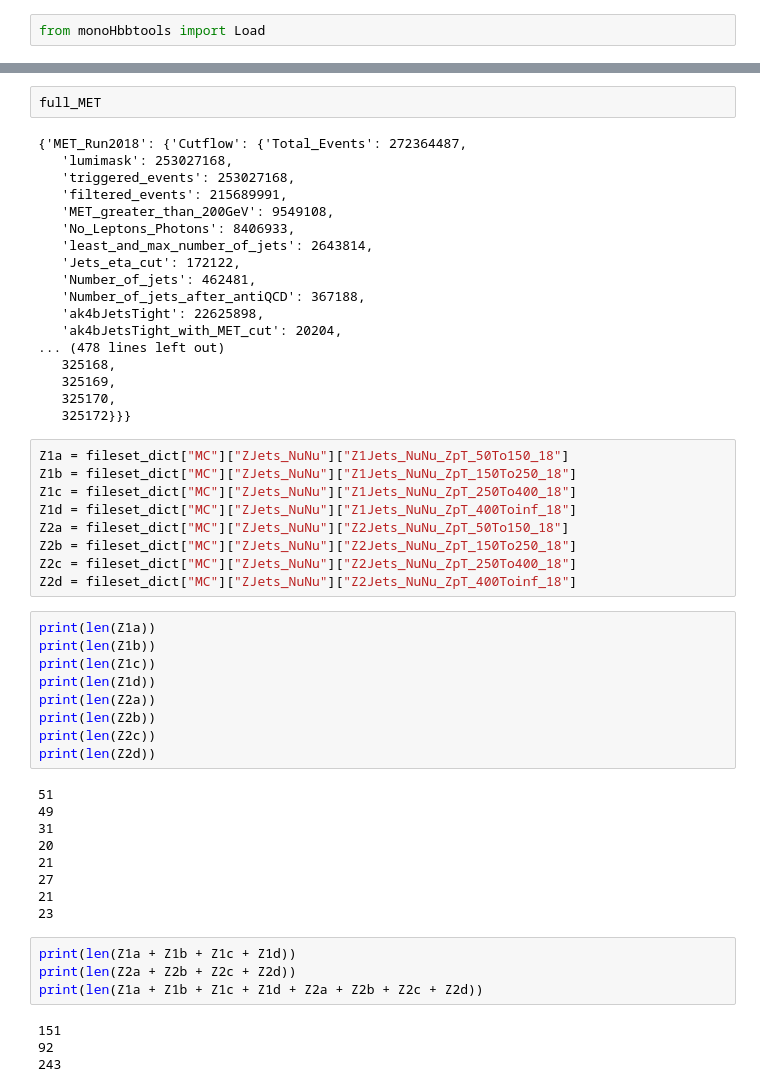
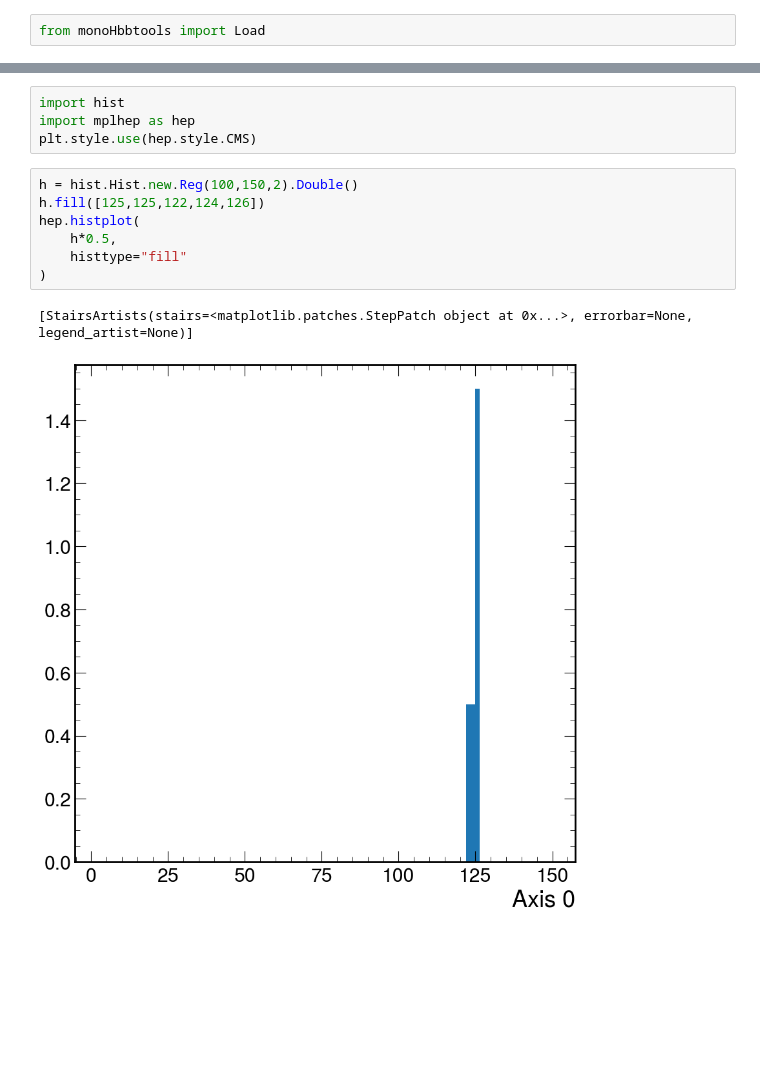
Before and after one commit to prayagyadav/MonoHiggstobb, a Jupyter notebook: Backgrounds/Test.ipynb, the cells around one changed output, grey strips where cells are left out. Drawn from its saved outputs; the diff is of its cells as text; blank space fills up the shorter version.

```diff
--- a/Backgrounds/Test.ipynb
+++ b/Backgrounds/Test.ipynb
@@ -108,55 +80,14 @@ full_MET = processor.accumulate([util.load(name) for name in valid_list])
-# %%
-full_MET
-# %% [output]
-{'MET_Run2018': {'Cutflow': {'Total_Events': 272364487,
-   'lumimask': 253027168,
-   'triggered_events': 253027168,
-   'filtered_events': 215689991,
-   'MET_greater_than_200GeV': 9549108,
-   'No_Leptons_Photons': 8406933,
-   'least_and_max_number_of_jets': 2643814,
-   'Jets_eta_cut': 172122,
-   'Number_of_jets': 462481,
-   'Number_of_jets_after_antiQCD': 367188,
-   'ak4bJetsTight': 22625898,
-   'ak4bJetsTight_with_MET_cut': 20204,
-... (478 lines left out)
-   325168,
-   325169,
-   325170,
-   325172}}}
-# %%
-Z1a = fileset_dict["MC"]["ZJets_NuNu"]["Z1Jets_NuNu_ZpT_50To150_18"]
-Z1b = fileset_dict["MC"]["ZJets_NuNu"]["Z1Jets_NuNu_ZpT_150To250_18"]
-Z1c = fileset_dict["MC"]["ZJets_NuNu"]["Z1Jets_NuNu_ZpT_250To400_18"]
-Z1d = fileset_dict["MC"]["ZJets_NuNu"]["Z1Jets_NuNu_ZpT_400Toinf_18"]
-Z2a = fileset_dict["MC"]["ZJets_NuNu"]["Z2Jets_NuNu_ZpT_50To150_18"]
-Z2b = fileset_dict["MC"]["ZJets_NuNu"]["Z2Jets_NuNu_ZpT_150To250_18"]
-Z2c = fileset_dict["MC"]["ZJets_NuNu"]["Z2Jets_NuNu_ZpT_250To400_18"]
-Z2d = fileset_dict["MC"]["ZJets_NuNu"]["Z2Jets_NuNu_ZpT_400Toinf_18"]
-# %%
-print(len(Z1a))
-print(len(Z1b))
-print(len(Z1c))
-print(len(Z1d))
-print(len(Z2a))
-print(len(Z2b))
-print(len(Z2c))
-print(len(Z2d))
-# %% [output]
-51
-49
-31
-20
-21
-27
-21
-23
-# %%
-print(len(Z1a + Z1b + Z1c + Z1d))
-print(len(Z2a + Z2b + Z2c + Z2d))
-print(len(Z1a + Z1b + Z1c + Z1d + Z2a + Z2b + Z2c + Z2d))
-# %% [output]
-151
-92
-243
+# %%
+import hist
+import mplhep as hep
+plt.style.use(hep.style.CMS)
+# %%
+h = hist.Hist.new.Reg(100,150,2).Double()
+h.fill([125,125,122,124,126])
+hep.histplot(
+    h*0.5,
+    histtype="fill"
+)
+# %% [output]
+[StairsArtists(stairs=<matplotlib.patches.StepPatch object at 0x...>, errorbar=None, legend_artist=None)]
+[figure, added]
```
Also changed, not shown: parts of 4 cells of this notebook, 5 other files.
